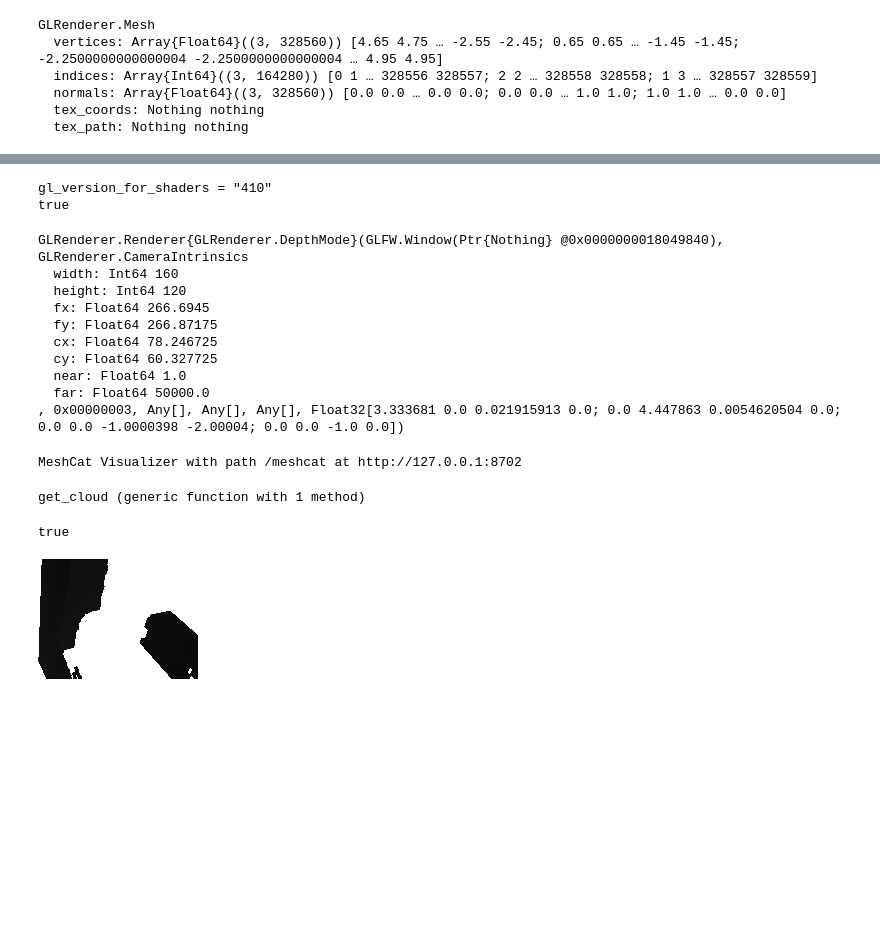
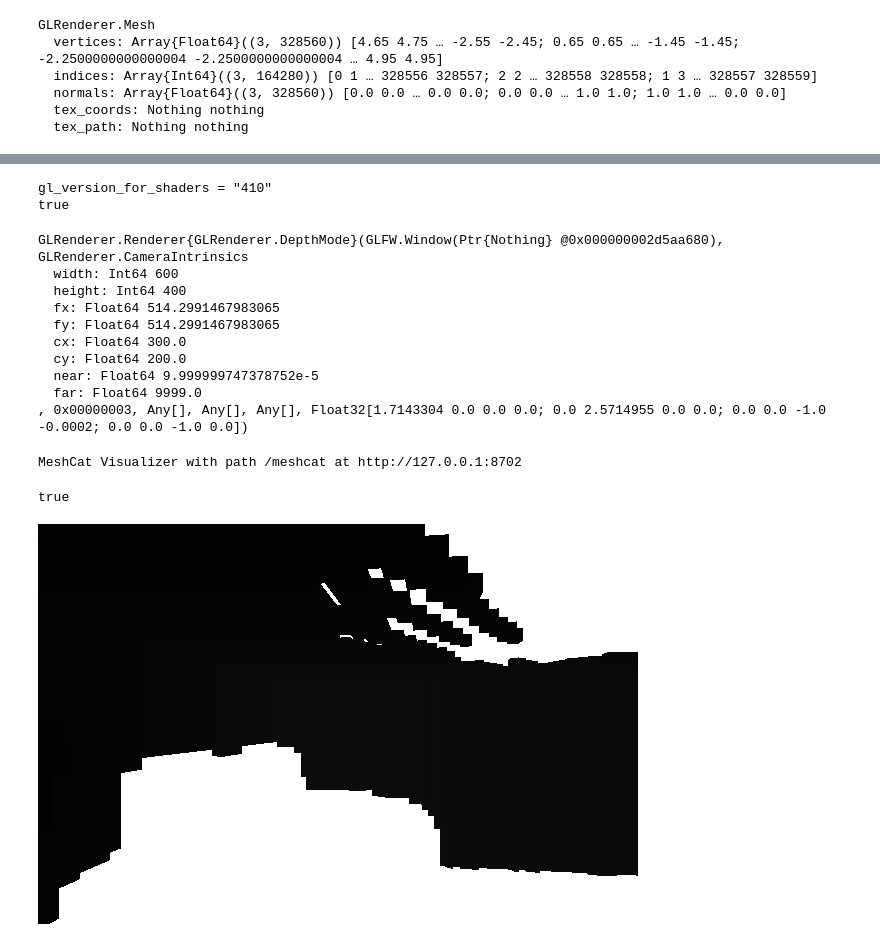
Before and after one commit to probcomp/InverseGraphics, a Jupyter notebook: notebooks/generative_model_scene_001.ipynb, the cells around one changed output, grey strips where cells are left out. Saved outputs shown, nothing was run; the diff lists cells and outputs as text; code cells hidden in the pictures; blank space fills up the shorter version.

Commit message:
Added intrinsics and comparison of depth maps.

```diff
--- a/notebooks/generative_model_scene_001.ipynb
+++ b/notebooks/generative_model_scene_001.ipynb
@@ -169,42 +206,64 @@ Pose⟨pos=[0.7400052114043696, 0.8726610699919363, 8.712766016937628], orientat
 # %%
-camera = T.scale_down_camera(original_camera, 4)
+function GlCameraIntrinsics(step_metadata::PyCall.PyObject)::GL.CameraIntrinsics
+    width, height = step_metadata.camera_aspect_ratio
+    aspect_ratio = width / height
+
+    # Camera principal point is the center of the image.
+    cx, cy = width / 2.0, height / 2.0
+
+    # Vertical field of view is given.
+    fov_y = deg2rad(step_metadata.camera_field_of_view)
+    # Convert field of view to distance to scale by aspect ratio and
+    # convert back to radians to recover the horizontal field of view.
+    fov_x = 2 * atan(aspect_ratio * tan(fov_y / 2.0))
+
+    # Use the following relation to recover the focal length:
+    #   FOV = 2 * atan( (0.5 * IMAGE_PLANE_SIZE) / FOCAL_LENGTH )
+    fx = cx / tan(fov_x / 2.0)
+    fy = cy / tan(fov_y / 2.0)
+
+    clipping_near, clipping_far = step_metadata.camera_clipping_planes
+
+    GL.CameraIntrinsics(width, height,
+        fx, fy, cx, cy,
+        clipping_near, clipping_far)
+end
+
+# Instead of YCB camera scaled down by factor 4, use MCS camera without scaling
+# camera = T.scale_down_camera(original_camera, 4)
+camera = GlCameraIntrinsics(step_metadata)
 renderer = GL.setup_renderer(camera, GL.DepthMode())
 # %% [output]
 gl_version_for_shaders = "410"
 true
-GLRenderer.Renderer{GLRenderer.DepthMode}(GLFW.Window(Ptr{Nothing} @0x0000000018049840), GLRenderer.CameraIntrinsics
-  width: Int64 160
-  height: Int64 120
-  fx: Float64 266.6945
-  fy: Float64 266.87175
-  cx: Float64 78.246725
-  cy: Float64 60.327725
-  near: Float64 1.0
-  far: Float64 50000.0
-, 0x00000003, Any[], Any[], Any[], Float32[3.333681 0.0 0.021915913 0.0; 0.0 4.447863 0.0054620504 0.0; 0.0 0.0 -1.0000398 -2.00004; 0.0 0.0 -1.0 0.0])
+GLRenderer.Renderer{GLRenderer.DepthMode}(GLFW.Window(Ptr{Nothing} @0x000000002d5aa680), GLRenderer.CameraIntrinsics
+  width: Int64 600
+  height: Int64 400
+  fx: Float64 514.2991467983065
+  fy: Float64 514.2991467983065
+  cx: Float64 300.0
+  cy: Float64 200.0
+  near: Float64 9.999999747378752e-5
+  far: Float64 9999.0
+, 0x00000003, Any[], Any[], Any[], Float32[1.7143304 0.0 0.0 0.0; 0.0 2.5714955 0.0 0.0; 0.0 0.0 -1.0 -0.0002; 0.0 0.0 -1.0 0.0])
 # %%
 V.reset_visualizer()
 # %% [output]
 MeshCat Visualizer with path /meshcat at http://127.0.0.1:8702
-# %%
-function get_cloud(poses, ids, camera_pose)
-    depth_image = GL.gl_render(renderer, ids, poses, camera_pose)
-    cloud = GL.depth_image_to_point_cloud(depth_image, camera)
-    if isnothing(cloud)
-        cloud = zeros(3,1)
-    end
-    cloud
-end
-# %% [output]
-get_cloud (generic function with 1 method)
 # %%
 GL.load_object!(renderer, mesh)
 # %% [output]
 true
 # %%
 ids = [1]
-gt_poses = [pose]
-depth_image = GL.gl_render(renderer, ids, gt_poses, IDENTITY_POSE)
+# pose = Pose([0.7400052114043696, 0.8726610699919363, 8.712766016937628],
+#              QuatRotation(0.43682484719575687, 0.7508444627918284,
+#                           0.47275777555610393, -0.14804300462534098))
+# pose = Pose([0.0, 0.0, 0.0], RotZYX(0, deg2rad(-210.0), 0.0))
+pose_mcs = last(belief_state.pose_history)
+pose = Pose(pose_mcs.pos, RotZYX(0, deg2rad(-260.0), 0.0))
+poses = [pose]
+depth_image = GL.gl_render(renderer, ids, poses, IDENTITY_POSE)
 GL.view_depth_image(clamp.(depth_image, 0.0, 200.0))
 # %% [output]
-[figure, old version]
+[figure, new version]
```
Also changed, not shown: parts of 13 cells of this notebook.
